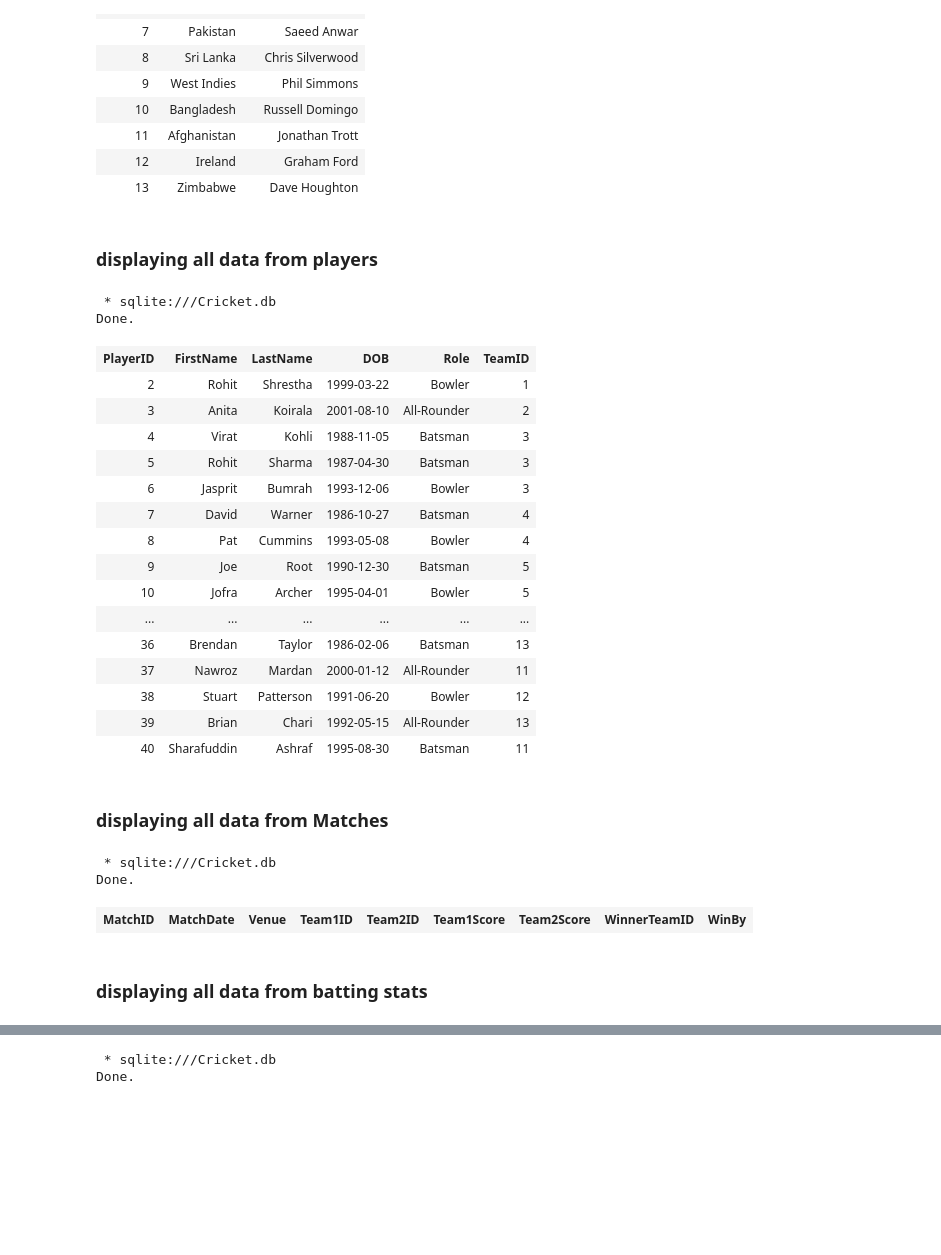
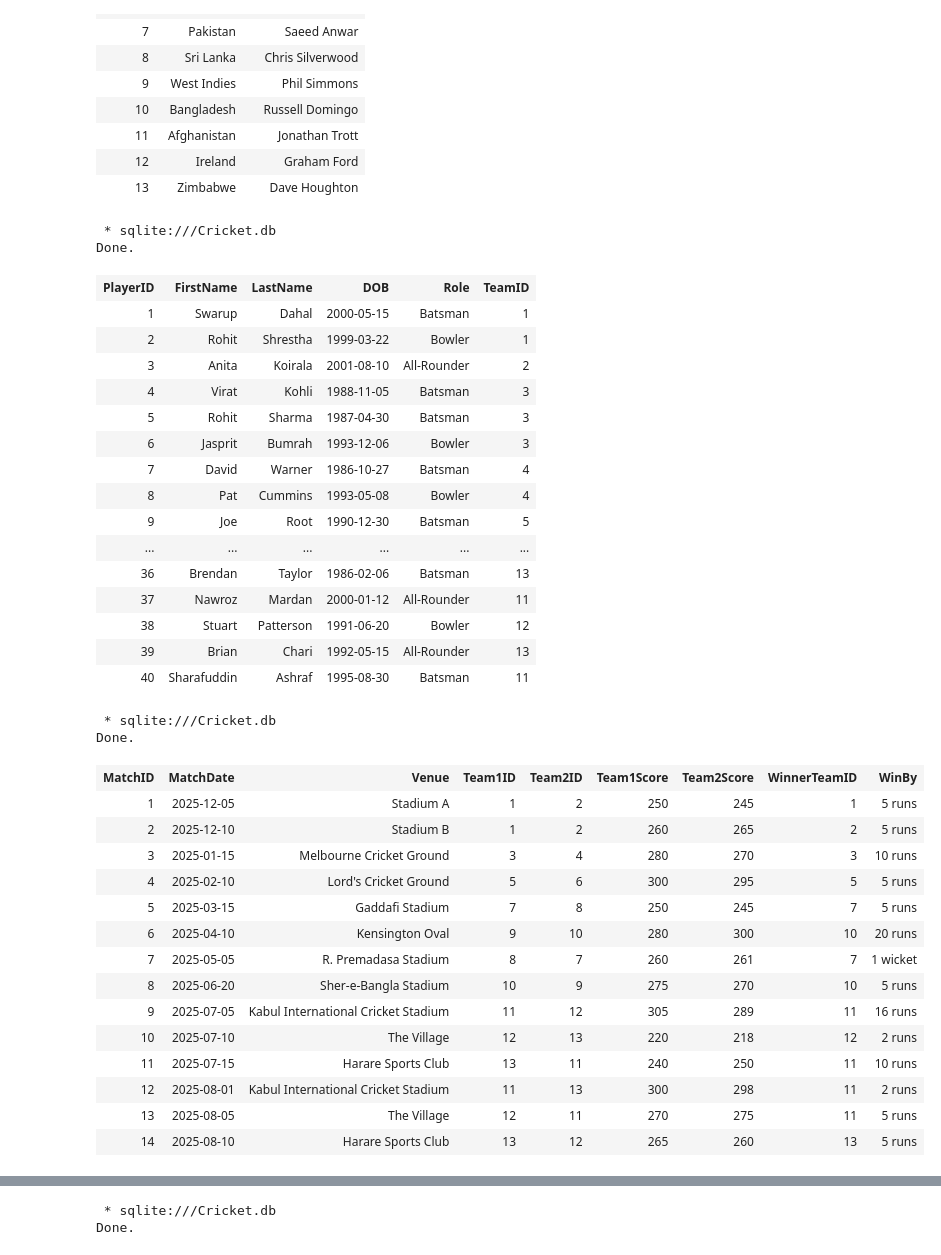
Before and after one commit to swarrup17/InternSQL, a Jupyter notebook: sqlpractice.ipynb, the cells around one changed output, grey strips where cells are left out. Saved outputs shown, nothing was run; the diff lists cells and outputs as text; code cells hidden in the pictures; blank space fills up the shorter version.

```diff
--- a/sqlpractice.ipynb
+++ b/sqlpractice.ipynb
@@ -708,15 +678,13 @@ Done.
 | 11 | Afghanistan | Jonathan Trott |
 | 12 | Ireland | Graham Ford |
 | 13 | Zimbabwe | Dave Houghton |
-# %% [markdown]
-### displaying all data from players
 # %%
-%%sql
-select * from Players;
+%sql select * from players;
 # %% [output]
  * sqlite:///Cricket.db
 Done.
 | PlayerID | FirstName | LastName | DOB | Role | TeamID |
+| 1 | Swarup | Dahal | 2000-05-15 | Batsman | 1 |
 | 2 | Rohit | Shrestha | 1999-03-22 | Bowler | 1 |
 | 3 | Anita | Koirala | 2001-08-10 | All-Rounder | 2 |
 | 4 | Virat | Kohli | 1988-11-05 | Batsman | 3 |
@@ -725,22 +693,30 @@ Done.
 | 7 | David | Warner | 1986-10-27 | Batsman | 4 |
 | 8 | Pat | Cummins | 1993-05-08 | Bowler | 4 |
 | 9 | Joe | Root | 1990-12-30 | Batsman | 5 |
-| 10 | Jofra | Archer | 1995-04-01 | Bowler | 5 |
 | ... | ... | ... | ... | ... | ... |
 | 36 | Brendan | Taylor | 1986-02-06 | Batsman | 13 |
 | 37 | Nawroz | Mardan | 2000-01-12 | All-Rounder | 11 |
 | 38 | Stuart | Patterson | 1991-06-20 | Bowler | 12 |
 | 39 | Brian | Chari | 1992-05-15 | All-Rounder | 13 |
 | 40 | Sharafuddin | Ashraf | 1995-08-30 | Batsman | 11 |
-# %% [markdown]
-### displaying all data from Matches
 # %%
-%%sql
-select * from Matches;
+%sql select * from matches;
 # %% [output]
  * sqlite:///Cricket.db
 Done.
 | MatchID | MatchDate | Venue | Team1ID | Team2ID | Team1Score | Team2Score | WinnerTeamID | WinBy |
+| 1 | 2025-12-05 | Stadium A | 1 | 2 | 250 | 245 | 1 | 5 runs |
+| 2 | 2025-12-10 | Stadium B | 1 | 2 | 260 | 265 | 2 | 5 runs |
+| 3 | 2025-01-15 | Melbourne Cricket Ground | 3 | 4 | 280 | 270 | 3 | 10 runs |
+| 4 | 2025-02-10 | Lord's Cricket Ground | 5 | 6 | 300 | 295 | 5 | 5 runs |
+| 5 | 2025-03-15 | Gaddafi Stadium | 7 | 8 | 250 | 245 | 7 | 5 runs |
+| 6 | 2025-04-10 | Kensington Oval | 9 | 10 | 280 | 300 | 10 | 20 runs |
+| 7 | 2025-05-05 | R. Premadasa Stadium | 8 | 7 | 260 | 261 | 7 | 1 wicket |
+| 8 | 2025-06-20 | Sher-e-Bangla Stadium | 10 | 9 | 275 | 270 | 10 | 5 runs |
+| 9 | 2025-07-05 | Kabul International Cricket Stadium | 11 | 12 | 305 | 289 | 11 | 16 runs |
+| 10 | 2025-07-10 | The Village | 12 | 13 | 220 | 218 | 12 | 2 runs |
+| 11 | 2025-07-15 | Harare Sports Club | 13 | 11 | 240 | 250 | 11 | 10 runs |
+| 12 | 2025-08-01 | Kabul International Cricket Stadium | 11 | 13 | 300 | 298 | 11 | 2 runs |
+| 13 | 2025-08-05 | The Village | 12 | 11 | 270 | 275 | 11 | 5 runs |
+| 14 | 2025-08-10 | Harare Sports Club | 13 | 12 | 265 | 260 | 13 | 5 runs |
-# %% [markdown]
-### displaying all data from batting stats
 # %%
```
Also changed, not shown: parts of 48 cells of this notebook, 2 other files.
